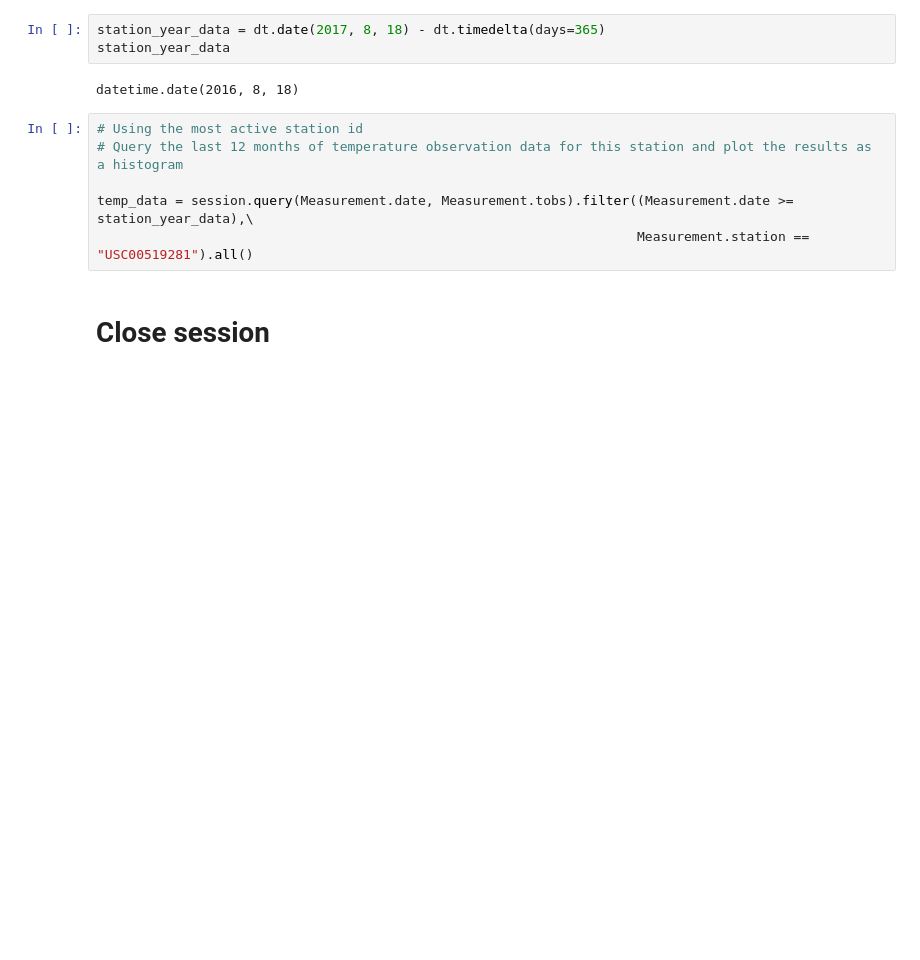
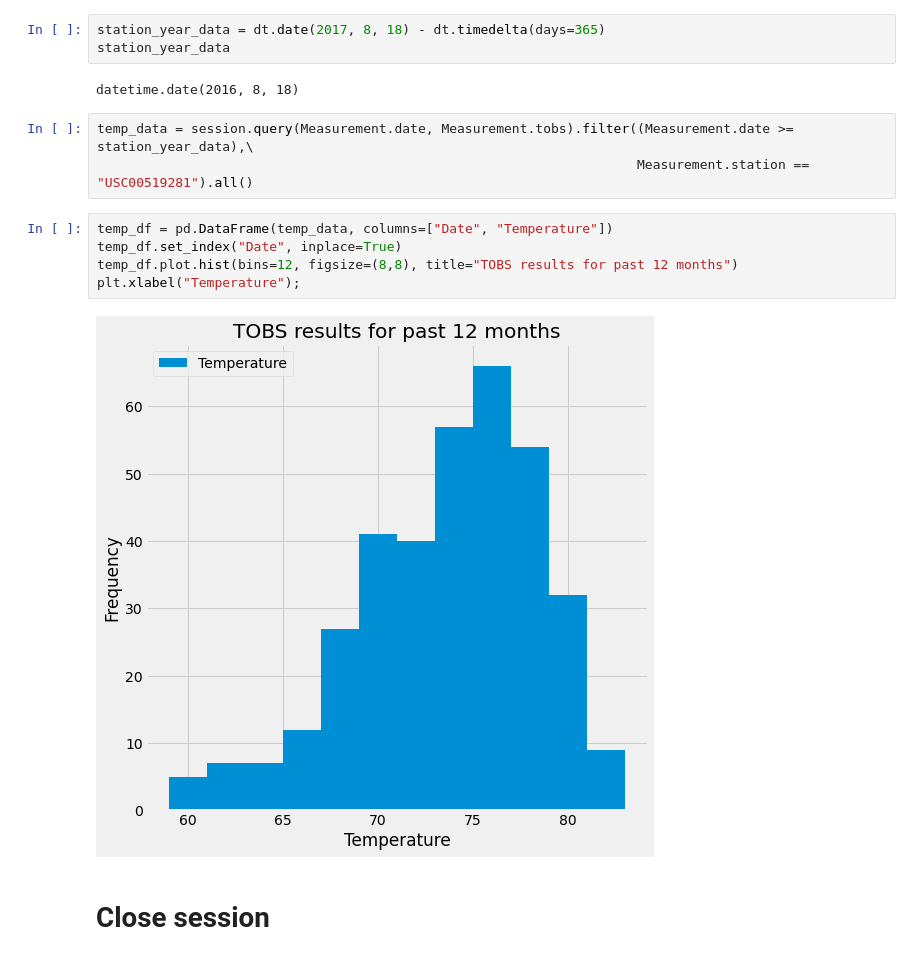
Before and after one commit to LP-116/sqlalchemy-challenge, a Jupyter notebook: climate_starter.ipynb, the cells around one changed output. Drawn from its saved outputs; the diff is of its cells as text; blank space fills up the shorter version.

```diff
--- a/climate_starter.ipynb
+++ b/climate_starter.ipynb
@@ -237,11 +237,15 @@ station_year_data
 # %% [output]
 datetime.date(2016, 8, 18)
 # %%
-# Using the most active station id
-# Query the last 12 months of temperature observation data for this station and plot the results as a histogram
-
 temp_data = session.query(Measurement.date, Measurement.tobs).filter((Measurement.date >= station_year_data),\
                                                                      Measurement.station == "USC00519281").all()
+# %%
+temp_df = pd.DataFrame(temp_data, columns=["Date", "Temperature"])
+temp_df.set_index("Date", inplace=True)
+temp_df.plot.hist(bins=12, figsize=(8,8), title="TOBS results for past 12 months")
+plt.xlabel("Temperature");
+# %% [output]
+[figure, added]
 # %% [markdown]
 # Close session
 # %%
```
